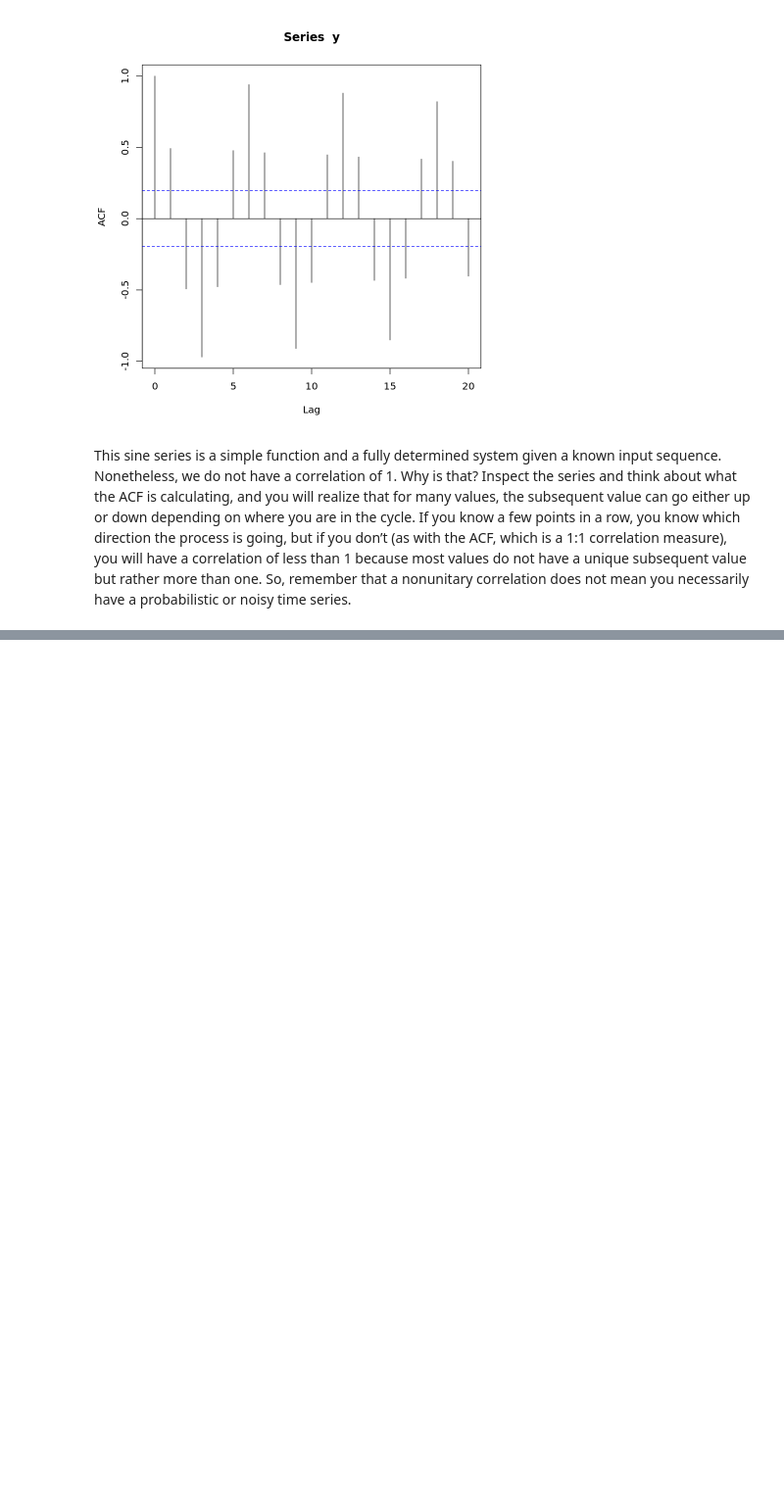
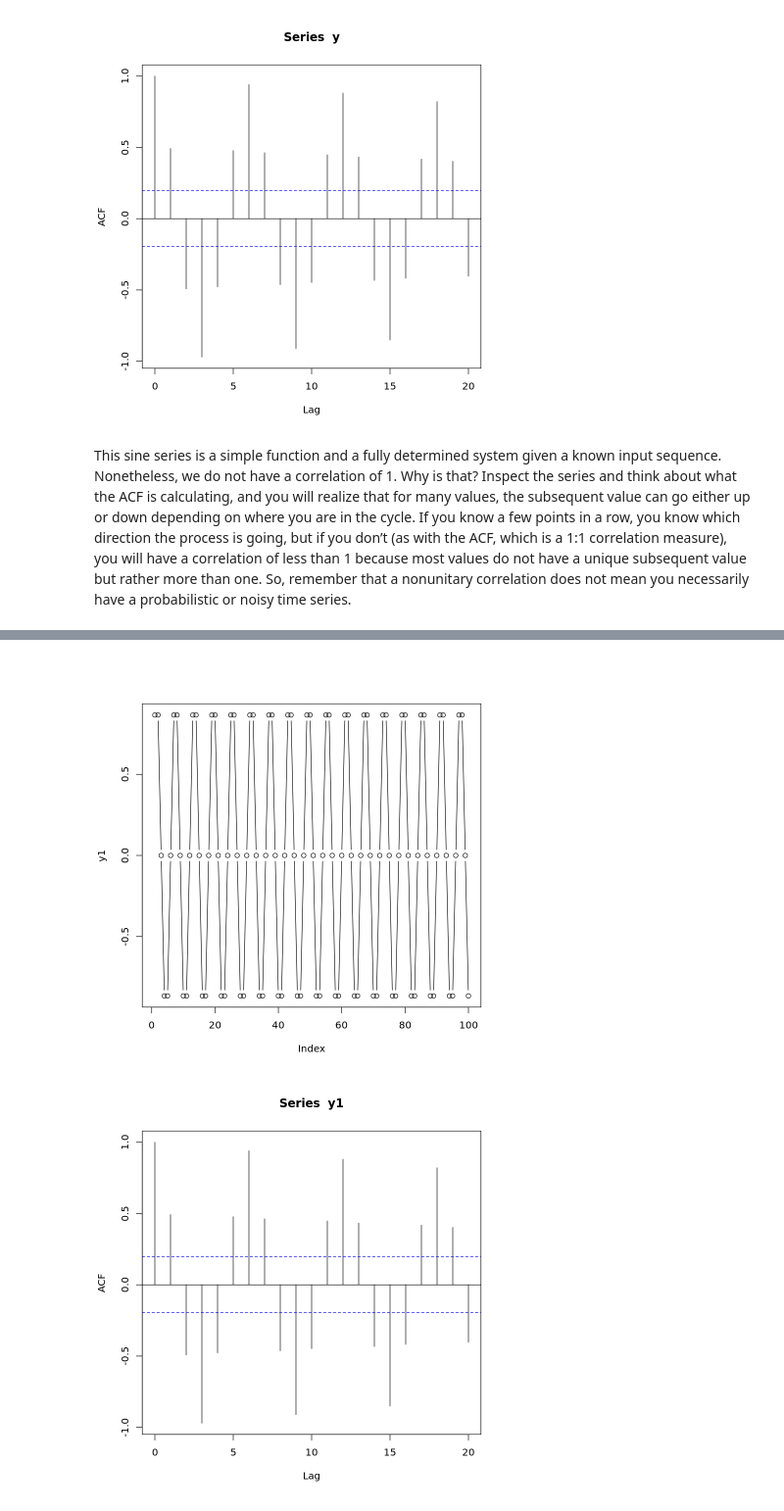
Before and after one commit to cmarsa/ptsa, a Jupyter notebook: chapter_03/self_correlation_r.ipynb, the cells around one changed output, grey strips where cells are left out. Shown at 98% size. Drawn from its saved outputs; the diff is of its cells as text; code cells hidden in the pictures; blank space fills up the shorter version.

```diff
--- a/chapter_03/self_correlation_r.ipynb
+++ b/chapter_03/self_correlation_r.ipynb
@@ -51,0 +115,9 @@ correlation does not mean you necessarily have a probabilistic or noisy time ser
+# %%
+# first let's look at the plots with no noise
+y1 <- sin(x * pi / 3)
+plot(y1, type = 'b')
+acf(y1)
+pacf(y1)
+# %% [output]
+[figure, added]
+[figure, added]
```
Also changed, not shown: parts of 27 cells of this notebook.
